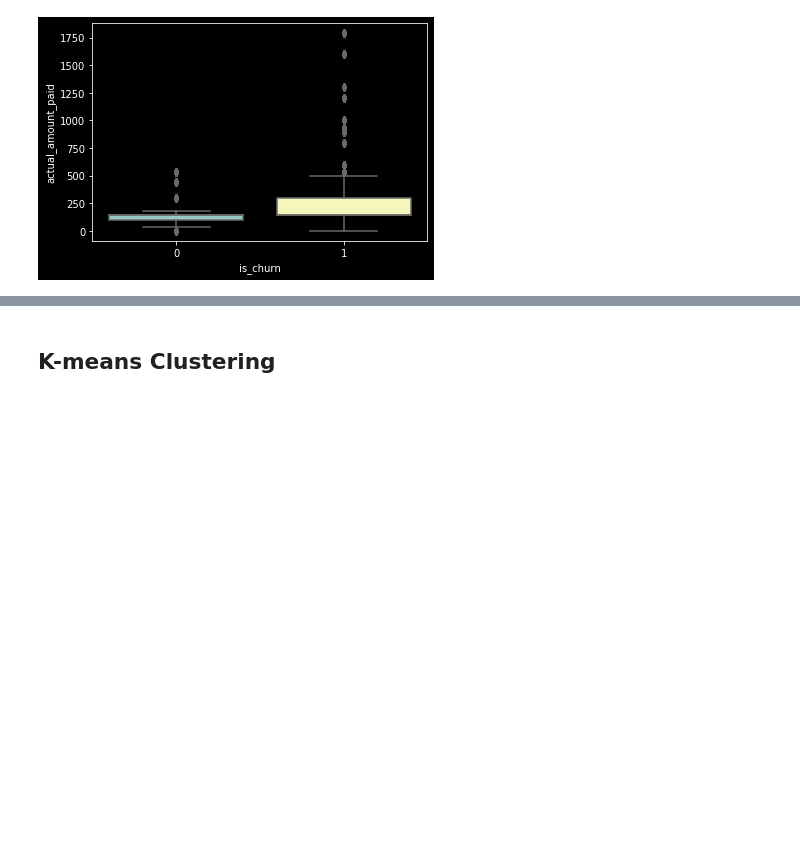
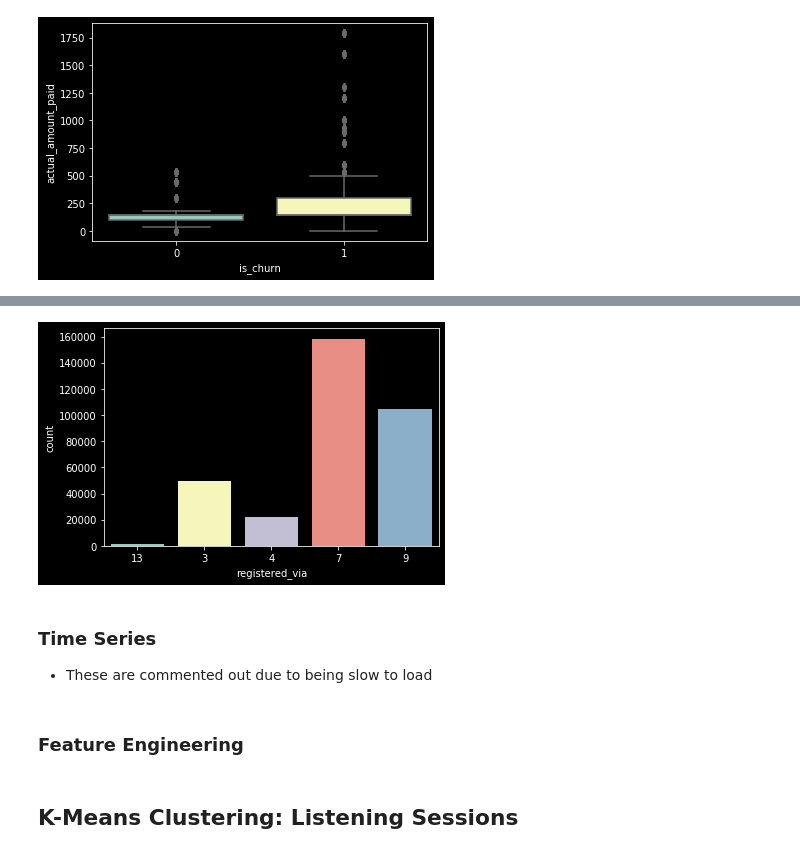
Before and after one commit to sitathomas/NYCDSA_Hackathon_Oct_2020, a Jupyter notebook: Sita/Imputation_EDA.ipynb, the cells around one changed output, grey strips where cells are left out. Cells and saved outputs as stored; diff of their text form; code cells hidden in the pictures; blank space fills up the shorter version.

```diff
--- a/Sita/Hackathon.ipynb
+++ b/Sita/Imputation_EDA.ipynb
@@ -212,0 +186,8 @@ X_train_SMOTE, y_train_SMOTE = oversample.fit_resample(X_train, y_train)
+# %%
+sns.countplot('registered_via', data=df);
+# %% [output]
+[figure, added]
+# %% [markdown]
+### Time Series
+
+- These are commented out due to being slow to load
@@ -212,0 +211,2 @@ X_train_SMOTE, y_train_SMOTE = oversample.fit_resample(X_train, y_train)
+# %% [markdown]
+### Feature Engineering
@@ -213,2 +225,2 @@ X_train_SMOTE, y_train_SMOTE = oversample.fit_resample(X_train, y_train)
 # %% [markdown]
-## K-means Clustering
+## K-Means Clustering: Listening Sessions
```
Also changed, not shown: parts of 52 cells of this notebook, 4 other files.
